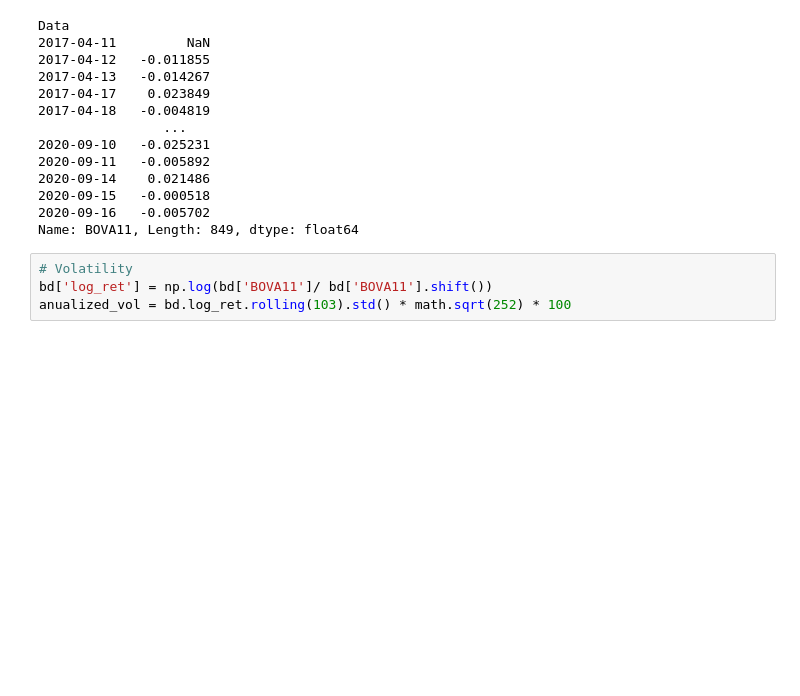
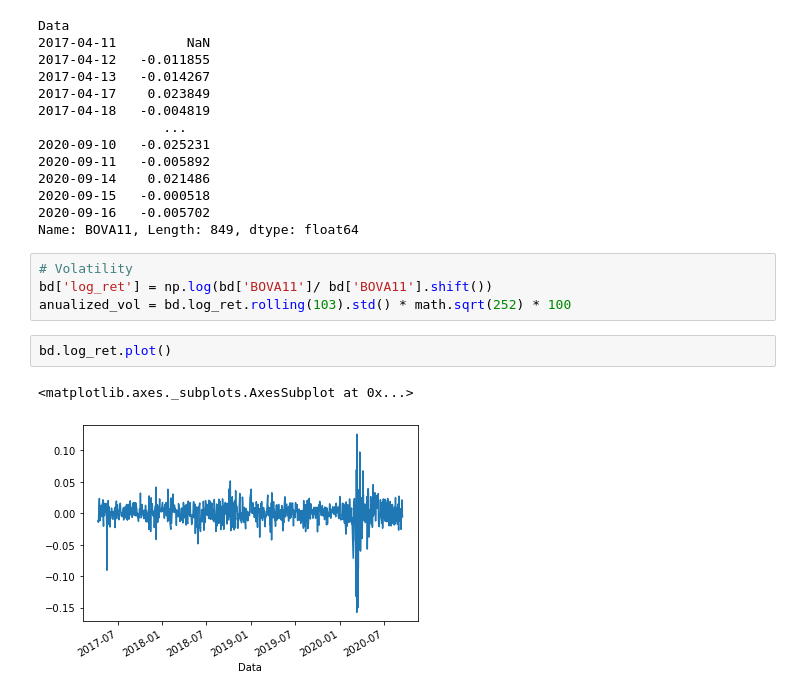
Before and after one commit to CorreaWillian/cointegration, a Jupyter notebook: EDA.ipynb, the cells around one changed output. Cells and saved outputs as stored; diff of their text form; blank space fills up the shorter version.

```diff
--- a/EDA.ipynb
+++ b/EDA.ipynb
@@ -398,3 +398,8 @@ Name: BOVA11, Length: 849, dtype: float64
 # Volatility
 bd['log_ret'] = np.log(bd['BOVA11']/ bd['BOVA11'].shift())
 anualized_vol = bd.log_ret.rolling(103).std() * math.sqrt(252) * 100
+# %%
+bd.log_ret.plot()
+# %% [output]
+<matplotlib.axes._subplots.AxesSubplot at 0x...>
+[figure, added]
```
Also changed, not shown: parts of 2 cells of this notebook, 4 other files.
